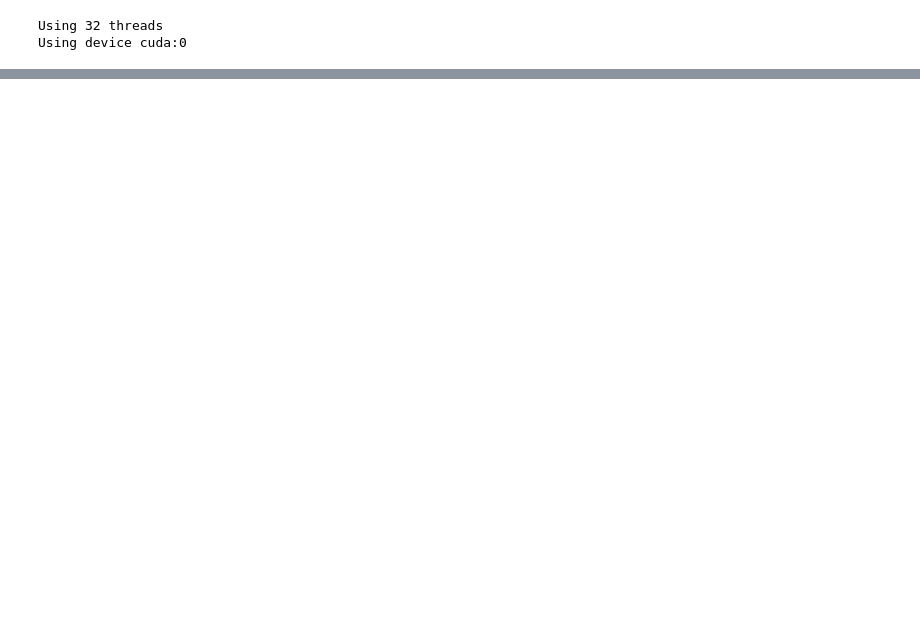
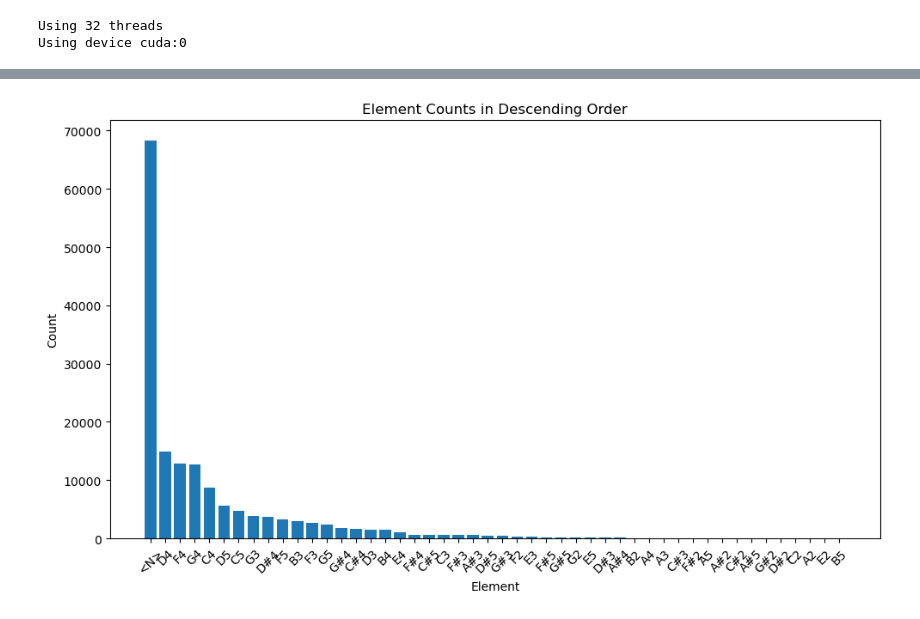
Before and after one commit to rkjk/raga-analysis, a Jupyter notebook: raga_python/notebooks/raga-simple-test.ipynb, the cells around one changed output, grey strips where cells are left out. Cells and saved outputs as stored; diff of their text form; code cells hidden in the pictures; blank space fills up the shorter version.

```diff
--- a/raga_python/notebooks/raga-simple-test.ipynb
+++ b/raga_python/notebooks/raga-simple-test.ipynb
@@ -359,0 +789,4 @@ save_model(MODEL_PATH, model, optimizer, epochs, train_loss, val_loss)
+# %%
+plot_element_counts(hemavati_test)
+# %% [output]
+[figure, added]
```
Also changed, not shown: parts of 36 cells of this notebook, 2 other files.
